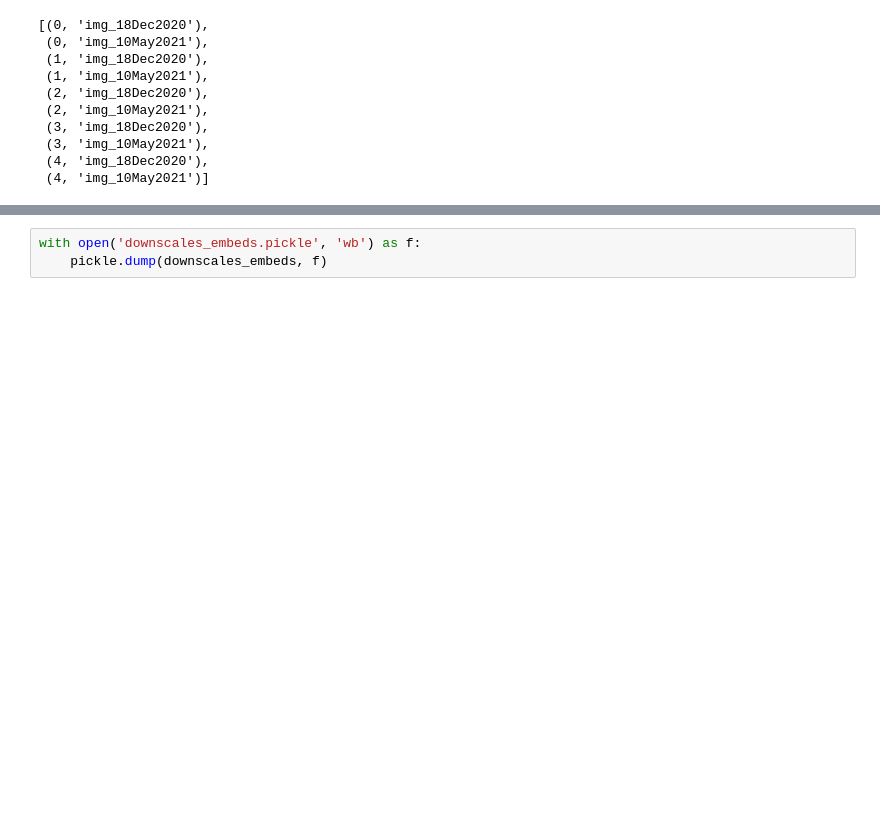
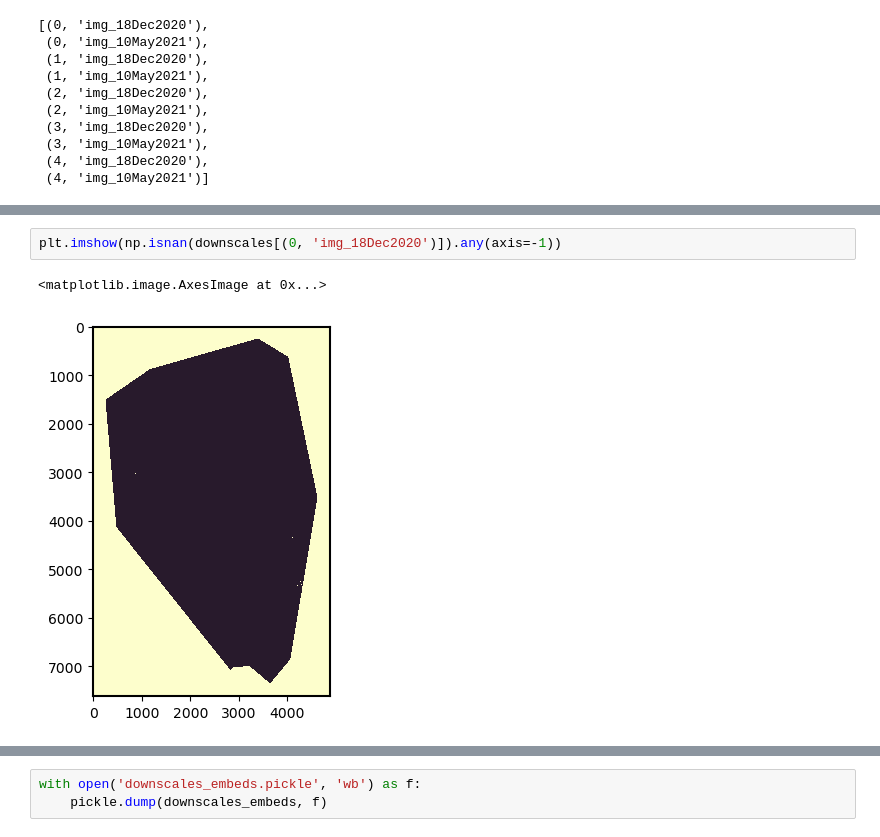
Before and after one commit to adilhasan927/notebooks, a Jupyter notebook: Producing encoder embeddings.ipynb, the cells around one changed output, grey strips where cells are left out. Cells and saved outputs as stored; diff of their text form; blank space fills up the shorter version.

```diff
--- a/Producing encoder embeddings.ipynb
+++ b/Producing encoder embeddings.ipynb
@@ -434,0 +436,5 @@ gc.collect()
+# %%
+plt.imshow(np.isnan(downscales[(0, 'img_18Dec2020')]).any(axis=-1))
+# %% [output]
+<matplotlib.image.AxesImage at 0x...>
+[figure, added]
```
Also changed, not shown: parts of 65 cells of this notebook, 1 other file.
